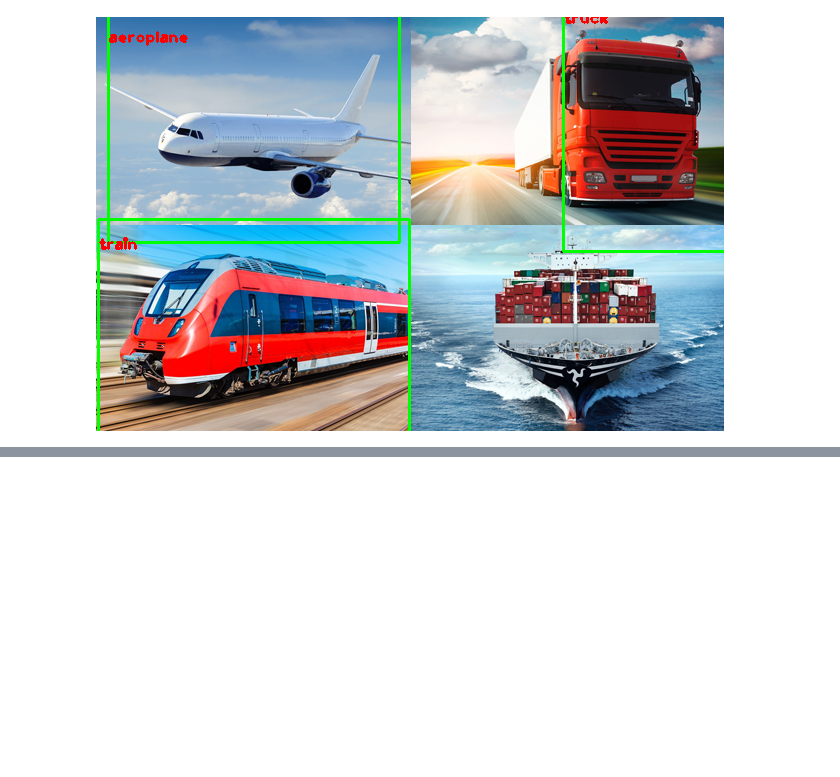
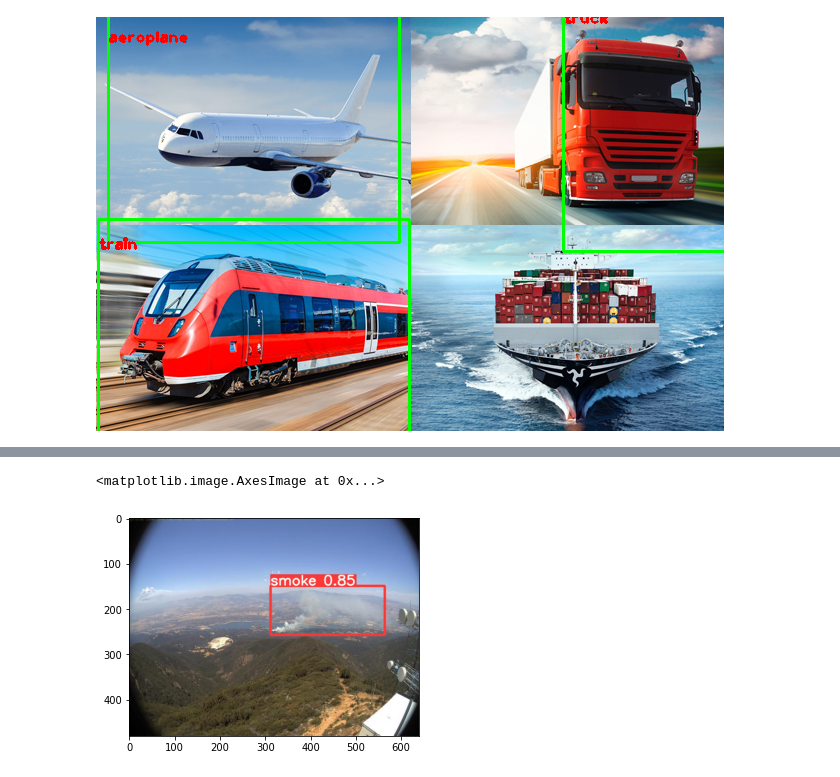
Before and after one commit to MorganPeju/inf8225_project, a Jupyter notebook: Projet_INF8225.ipynb, the cells around one changed output, grey strips where cells are left out. Cells and saved outputs as stored; diff of their text form; code cells hidden in the pictures; blank space fills up the shorter version.

```diff
--- a/Projet_INF8225.ipynb
+++ b/Projet_INF8225.ipynb
@@ -295,0 +580,9 @@ cv2_imshow(img)
+# %%
+detections_dir = "/content/yolov5/runs/detect/yolo_smoke_detect_try12/"
+detection_images = [os.path.join(detections_dir, x) for x in os.listdir(detections_dir)]
+
+random_detection_image = Image.open(random.choice(detection_images))
+plt.imshow(np.array(random_detection_image))
+# %% [output]
+<matplotlib.image.AxesImage at 0x...>
+[figure, added]
```
Also changed, not shown: parts of 16 cells of this notebook.
